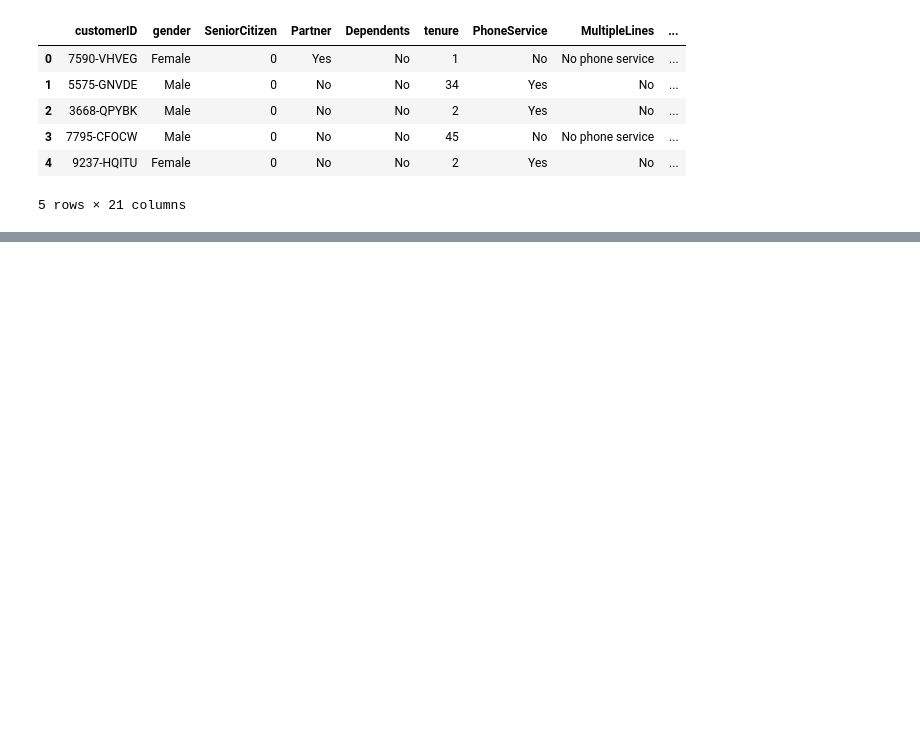
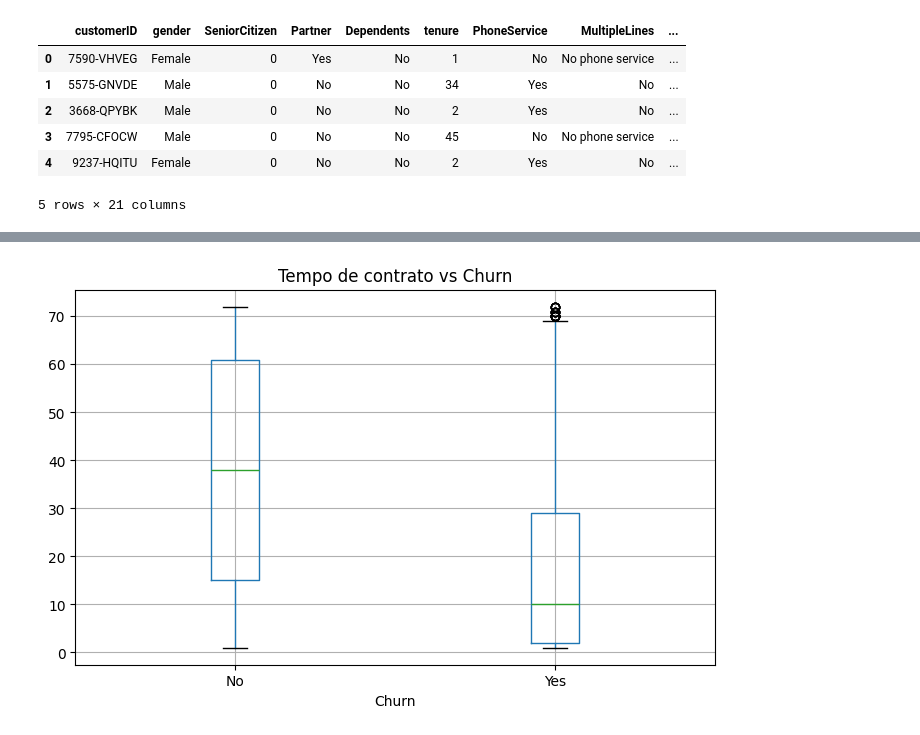
Before and after one commit to jrrrtricolor/ML_telco_customer_churn, a Jupyter notebook: notebooks/EDA.ipynb, the cells around one changed output, grey strips where cells are left out. Cells and saved outputs as stored; diff of their text form; code cells hidden in the pictures; blank space fills up the shorter version.

```diff
--- a/notebooks/EDA.ipynb
+++ b/notebooks/EDA.ipynb
@@ -15,0 +175,11 @@ dados.head()
+# %%
+# Padrão 2 — Tempo como Cliente
+dados.boxplot(column="tenure", by="Churn")
+
+plt.title("Tempo de contrato vs Churn")
+
+plt.suptitle("")
+
+plt.show()
+# %% [output]
+[figure, added]
```
Also changed, not shown: parts of 11 cells of this notebook.
